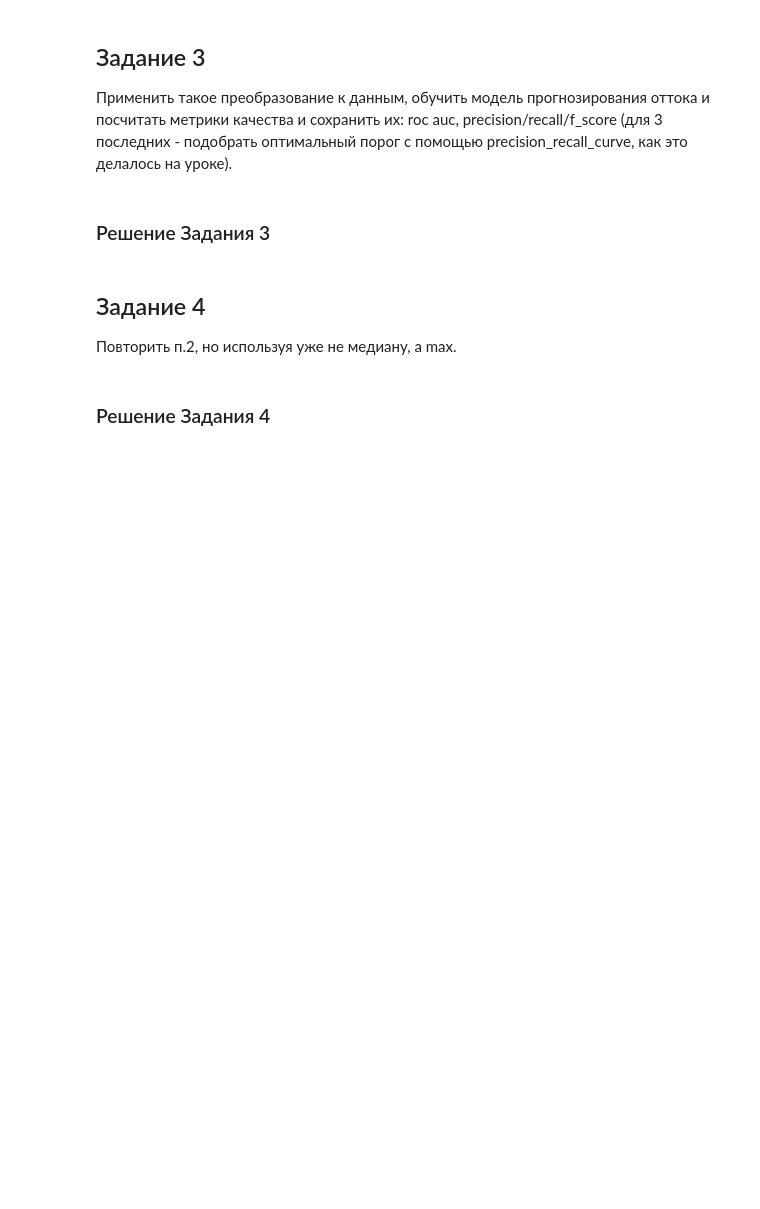
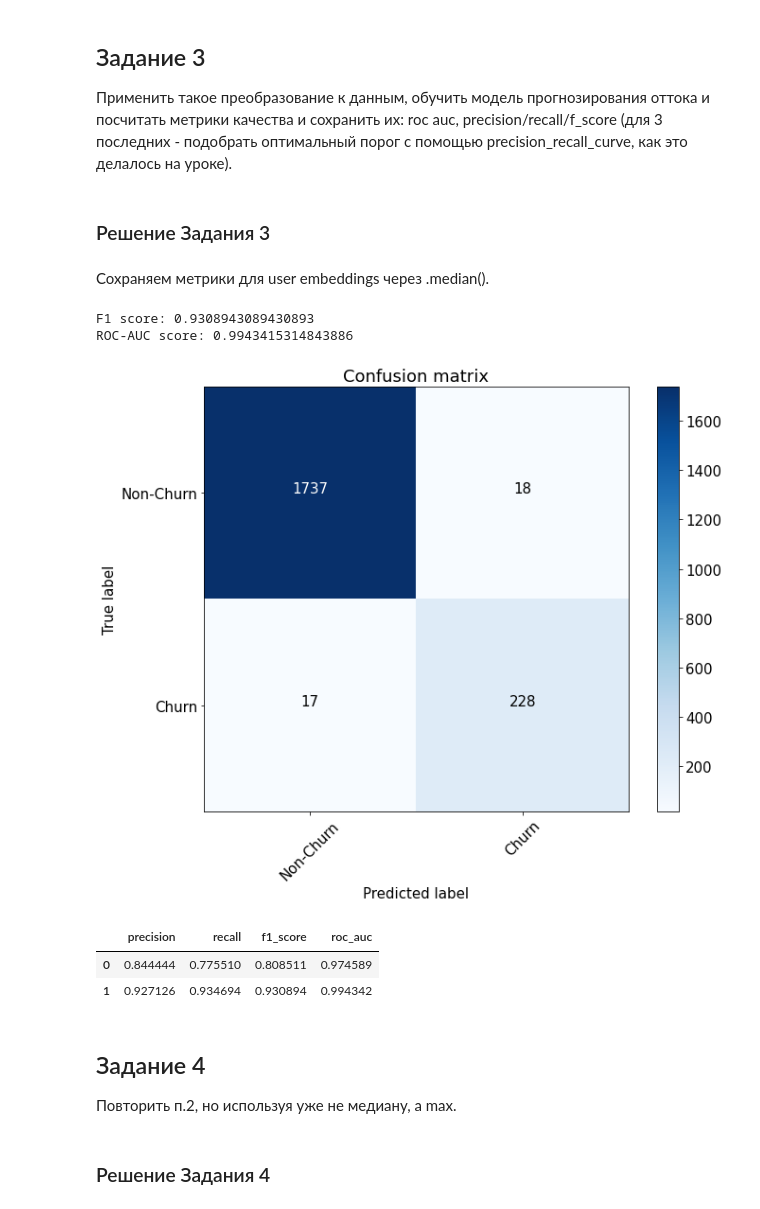
Before and after one commit to shatandv/GB_ML_Business_2021_04_26, a Jupyter notebook: homework/lesson2/les2_homework.ipynb, the cells around one changed output. Drawn from its saved outputs; the diff is of its cells as text; code cells hidden in the pictures; blank space fills up the shorter version.

```diff
--- a/homework/lesson2/les2_homework.ipynb
+++ b/homework/lesson2/les2_homework.ipynb
@@ -33,0 +144,6 @@ from razdel import tokenize
+# %%
+news['title'] = news['title'].apply(lambda x: clean_text(x), 1)
+
+cache = {}
+morph = pymorphy2.MorphAnalyzer()
+news['title'] = news['title'].apply(lambda x: lemmatization(x), 1)
@@ -33,0 +162,6 @@ from razdel import tokenize
+# %%
+topic_matrix = pd.DataFrame([get_lda_vector(text) for text in news['title'].values])
+topic_matrix.columns = ['topic_{}'.format(i) for i in range(25)]
+topic_matrix['doc_id'] = news['doc_id'].values
+topic_matrix = topic_matrix[['doc_id']+['topic_{}'.format(i) for i in range(25)]]
+doc_dict = dict(zip(topic_matrix['doc_id'].values, topic_matrix[['topic_{}'.format(i) for i in range(25)]].values))
@@ -48,9 +238,10 @@ def get_user_embedding(user_articles_list):
 # %% [markdown]
 Меняем .mean() на .median().
 # %%
-def get_user_embedding(user_articles_list):
+def get_user_embedding_median(user_articles_list):
     user_articles_list = eval(user_articles_list)
     user_vector = np.array([doc_dict[doc_id] for doc_id in user_articles_list])
+    # .mean() на .median()
     user_vector = np.median(user_vector, 0)
     return user_vector
 # %% [markdown]
@@ -58,6 +249,21 @@ def get_user_embedding(user_articles_list):
 Применить такое преобразование к данным, обучить модель прогнозирования оттока и посчитать метрики качества и сохранить их: roc auc, precision/recall/f_score (для 3 последних - подобрать оптимальный порог с помощью precision_recall_curve, как это делалось на уроке).
 # %% [markdown]
 ### Решение Задания 3
+# %% [markdown]
+Сохраняем метрики для user embeddings через .median().
+# %%
+metrics_median = train_embeddings_and_model(users, churn, get_user_embedding_median)
+metrics_df = metrics_df.append(metrics_median, ignore_index=True)
+# %% [output]
+F1 score: 0.9308943089430893
+ROC-AUC score: 0.9943415314843886
+[figure, added]
+# %%
+metrics_df
+# %% [output]
+|  | precision | recall | f1_score | roc_auc |
+| 0 | 0.844444 | 0.775510 | 0.808511 | 0.974589 |
+| 1 | 0.927126 | 0.934694 | 0.930894 | 0.994342 |
 # %% [markdown]
 ## Задание 4
 Повторить п.2, но используя уже не медиану, а max.
```
Also changed, not shown: parts of 42 cells of this notebook, 1 other file.
